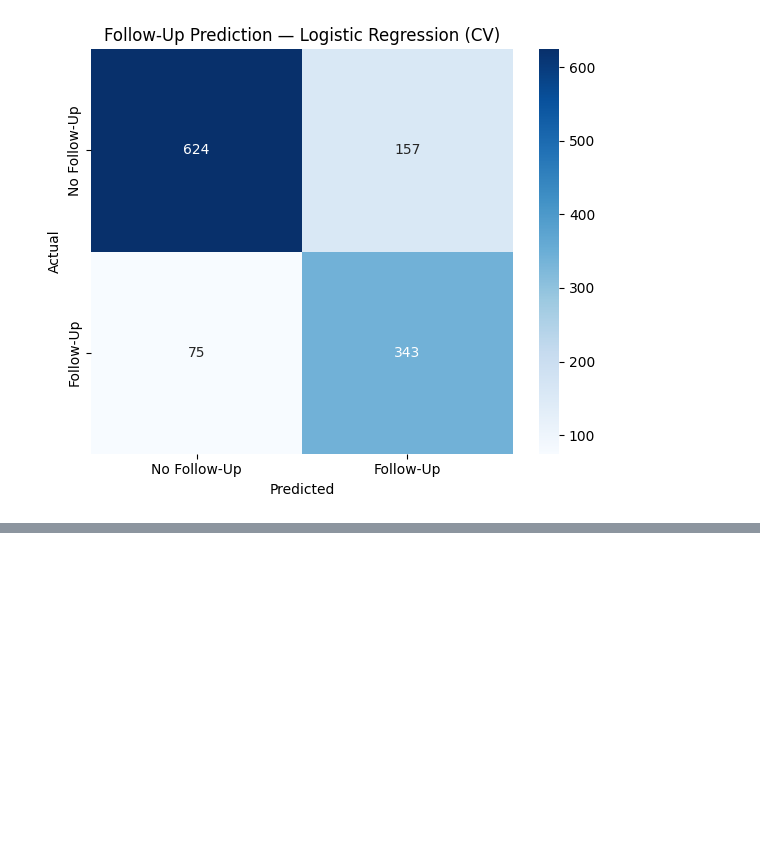
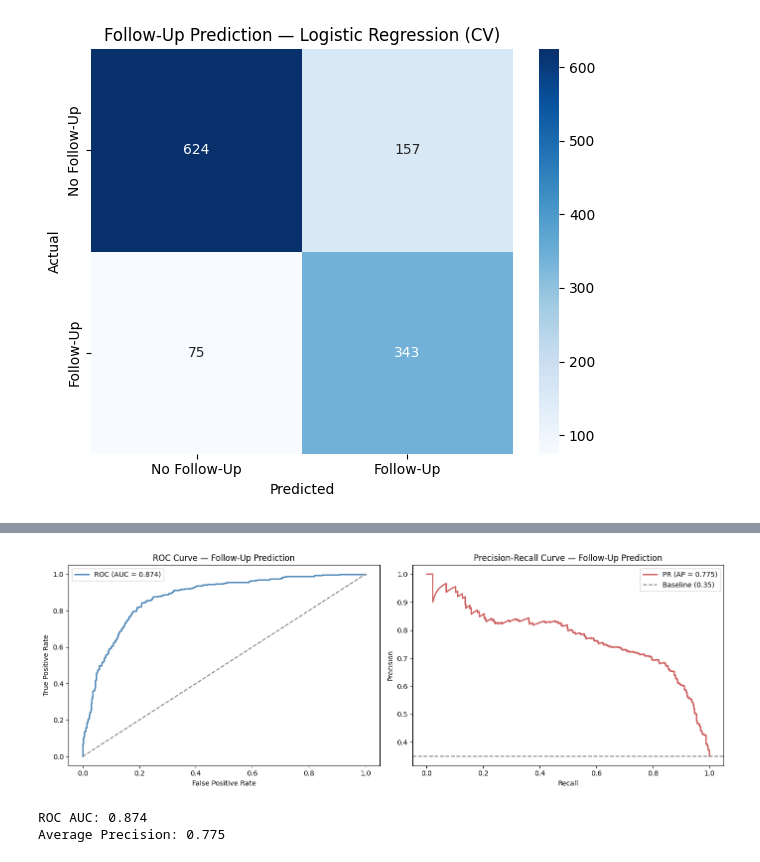
Before and after one commit to Josh-Buck/ClinicalMeetingRecorder, a Jupyter notebook: notebooks/07_followup_prediction.ipynb, the cells around one changed output, grey strips where cells are left out. Saved outputs shown, nothing was run; the diff lists cells and outputs as text; code cells hidden in the pictures; blank space fills up the shorter version.

Commit message:
add ROC, PR, and calibration curves to followup prediction

```diff
--- a/notebooks/07_followup_prediction.ipynb
+++ b/notebooks/07_followup_prediction.ipynb
@@ -234,0 +240,38 @@ weighted avg       0.82      0.81      0.81      1199
+# %%
+from sklearn.metrics import roc_curve, auc, precision_recall_curve, average_precision_score
+from sklearn.model_selection import cross_val_predict
+
+y_scores = cross_val_predict(best_model, X_scaled, y, cv=5, method='decision_function')
+
+fig, axes = plt.subplots(1, 2, figsize=(14, 5))
+
+# ROC
+fpr, tpr, _ = roc_curve(y, y_scores)
+roc_auc = auc(fpr, tpr)
+axes[0].plot(fpr, tpr, color='steelblue', lw=2, label=f'ROC (AUC = {roc_auc:.3f})')
+axes[0].plot([0, 1], [0, 1], '--', color='gray')
+axes[0].set_xlabel('False Positive Rate')
+axes[0].set_ylabel('True Positive Rate')
+axes[0].set_title('ROC Curve — Follow-Up Prediction')
+axes[0].legend()
+
+# Precision-Recall
+precision, recall, _ = precision_recall_curve(y, y_scores)
+ap = average_precision_score(y, y_scores)
+axes[1].plot(recall, precision, color='indianred', lw=2, label=f'PR (AP = {ap:.3f})')
+baseline_prevalence = y.mean()
+axes[1].axhline(y=baseline_prevalence, linestyle='--', color='gray', label=f'Baseline ({baseline_prevalence:.2f})')
+axes[1].set_xlabel('Recall')
+axes[1].set_ylabel('Precision')
+axes[1].set_title('Precision-Recall Curve — Follow-Up Prediction')
+axes[1].legend()
+
+plt.tight_layout()
+plt.show()
+
+print(f"ROC AUC: {roc_auc:.3f}")
+print(f"Average Precision: {ap:.3f}")
+# %% [output]
+[figure, added]
+ROC AUC: 0.874
+Average Precision: 0.775
```
Also changed, not shown: parts of 4 cells of this notebook.
